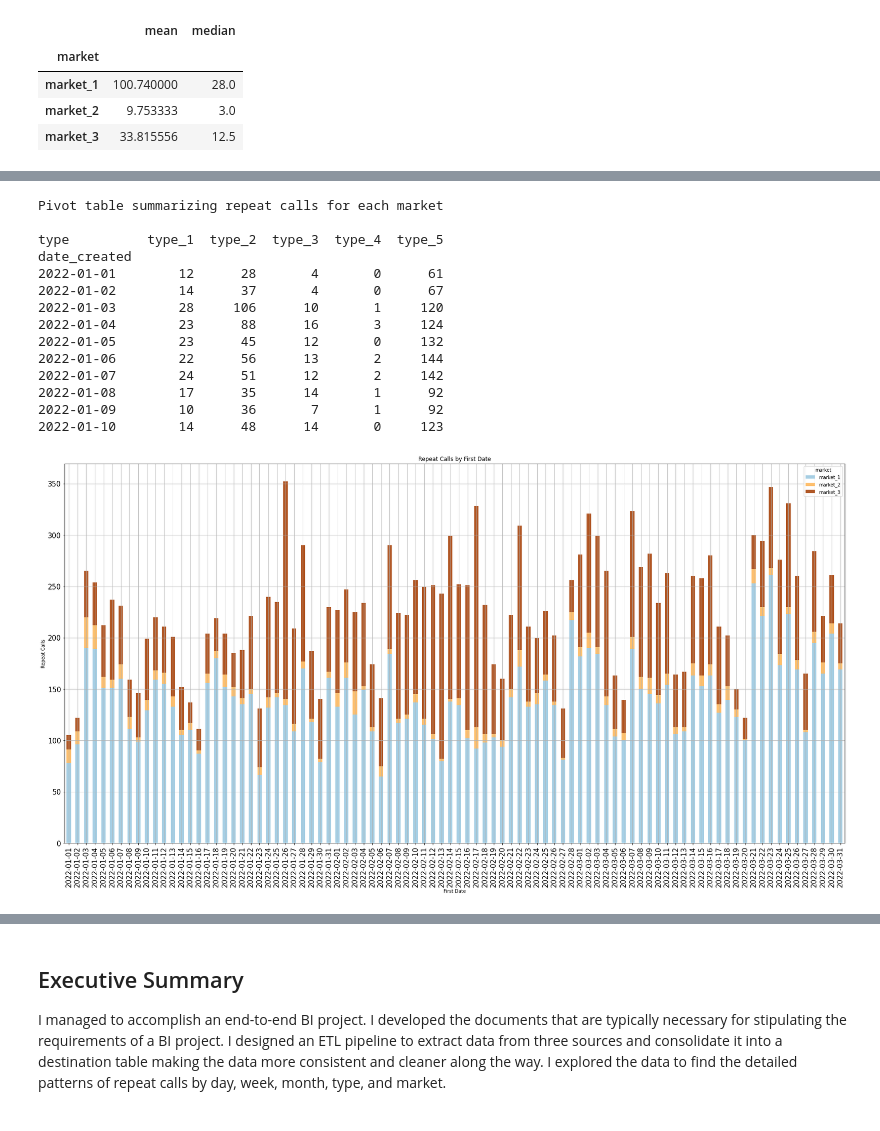
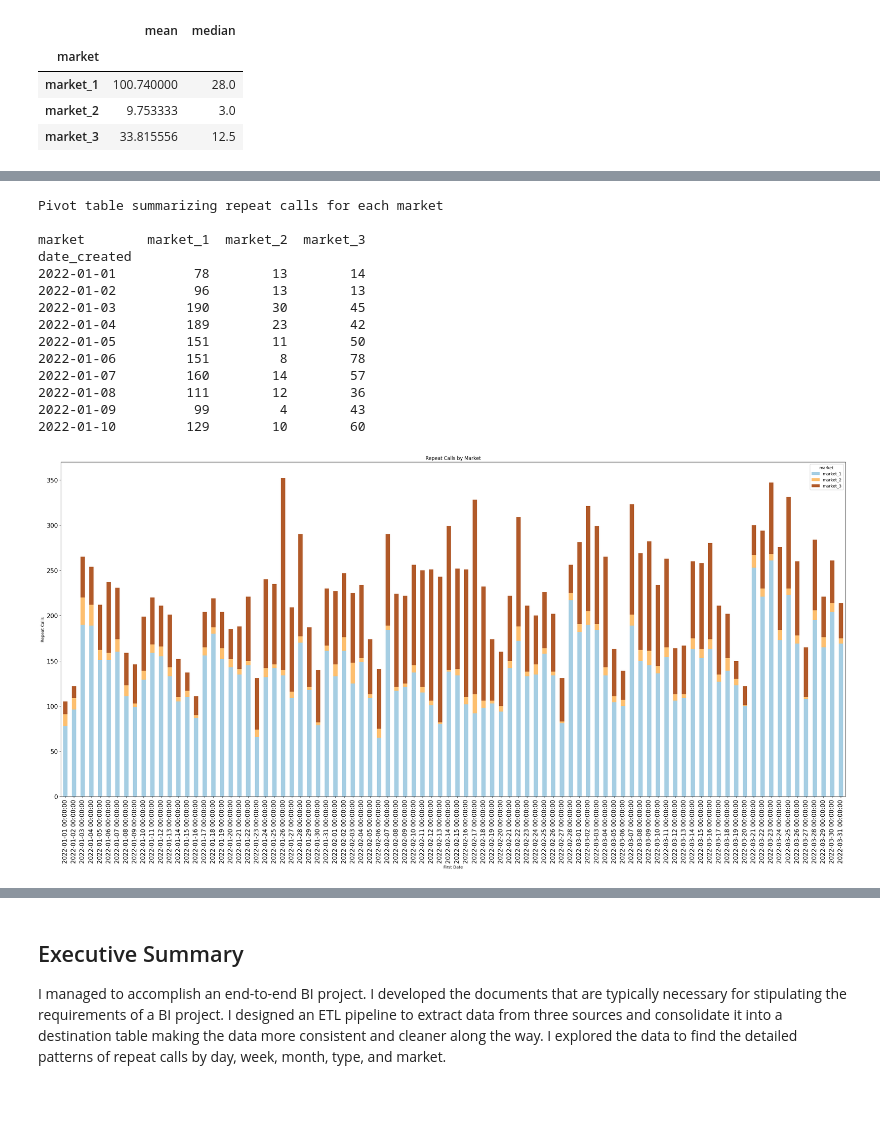
Before and after one commit to RoyPrs/How-Can-an-Internet-Provider-Business-Play-more-Intelligently, a Jupyter notebook: End to End BI Project.ipynb, the cells around one changed output, grey strips where cells are left out. Cells and saved outputs as stored; diff of their text form; code cells hidden in the pictures.

```diff
--- a/End to End BI Project.ipynb
+++ b/End to End BI Project.ipynb
@@ -649,34 +651,34 @@ date_created
 # %%
 # A chart or table measuring repeat calls by their first contact date
 
 # Create a pivot table to summarize repeat calls for each market
-table11 = pd.pivot_table(df, values='repeats', index=['date_created'], columns=['market'], aggfunc=np.sum)
+table11 = pd.pivot_table(df, values='repeats', index=['date_created'], columns=['market'], aggfunc='sum')
 print("Pivot table summarizing repeat calls for each market")
 print()
-print(table.head(10))
+print(table11.head(10))
 
 # Plot a stacked bar plot
-table11.plot(kind='bar', stacked=True, figsize=(30,15), linewidth=0, grid=True, fontsize=15, colormap='Paired')
+table11.plot(kind='bar', stacked=True, figsize=(35,15), linewidth=0, grid=False, fontsize=15, colormap='Paired')
 plt.xlabel('First Date')
 plt.ylabel('Repeat Calls')
-plt.title('Repeat Calls by First Date')
+plt.title('Repeat Calls by Market')
 plt.show()
 # %% [output]
 Pivot table summarizing repeat calls for each market
 
-type          type_1  type_2  type_3  type_4  type_5
+market        market_1  market_2  market_3
 date_created
-2022-01-01        12      28       4       0      61
-2022-01-02        14      37       4       0      67
-2022-01-03        28     106      10       1     120
-2022-01-04        23      88      16       3     124
-2022-01-05        23      45      12       0     132
-2022-01-06        22      56      13       2     144
-2022-01-07        24      51      12       2     142
-2022-01-08        17      35      14       1      92
-2022-01-09        10      36       7       1      92
-2022-01-10        14      48      14       0     123
+2022-01-01          78        13        14
+2022-01-02          96        13        13
+2022-01-03         190        30        45
+2022-01-04         189        23        42
+2022-01-05         151        11        50
+2022-01-06         151         8        78
+2022-01-07         160        14        57
+2022-01-08         111        12        36
+2022-01-09          99         4        43
+2022-01-10         129        10        60
-[figure, old version]
+[figure, new version]
 # %%
 # Chart illustrating the market and problem type of first repeat calls
 
```
Also changed, not shown: parts of 13 cells of this notebook.
